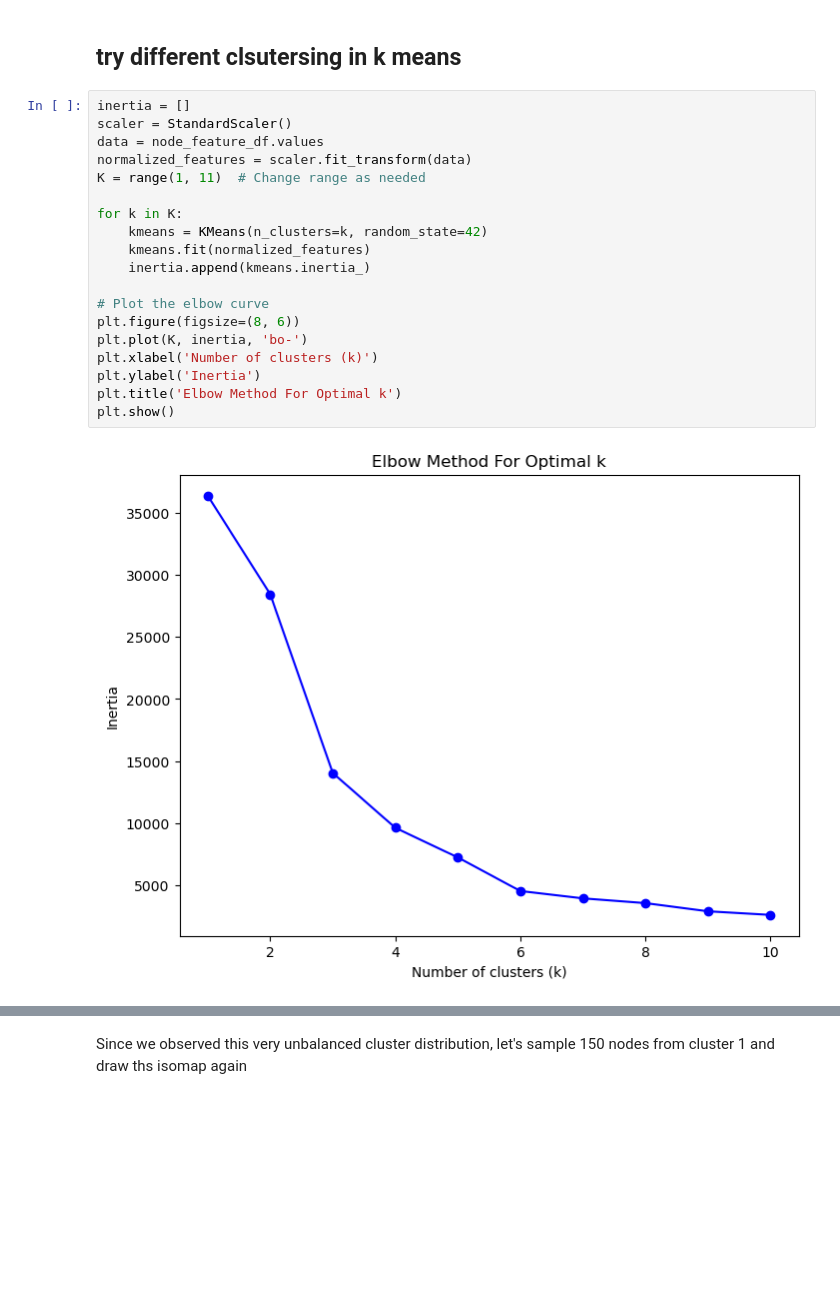
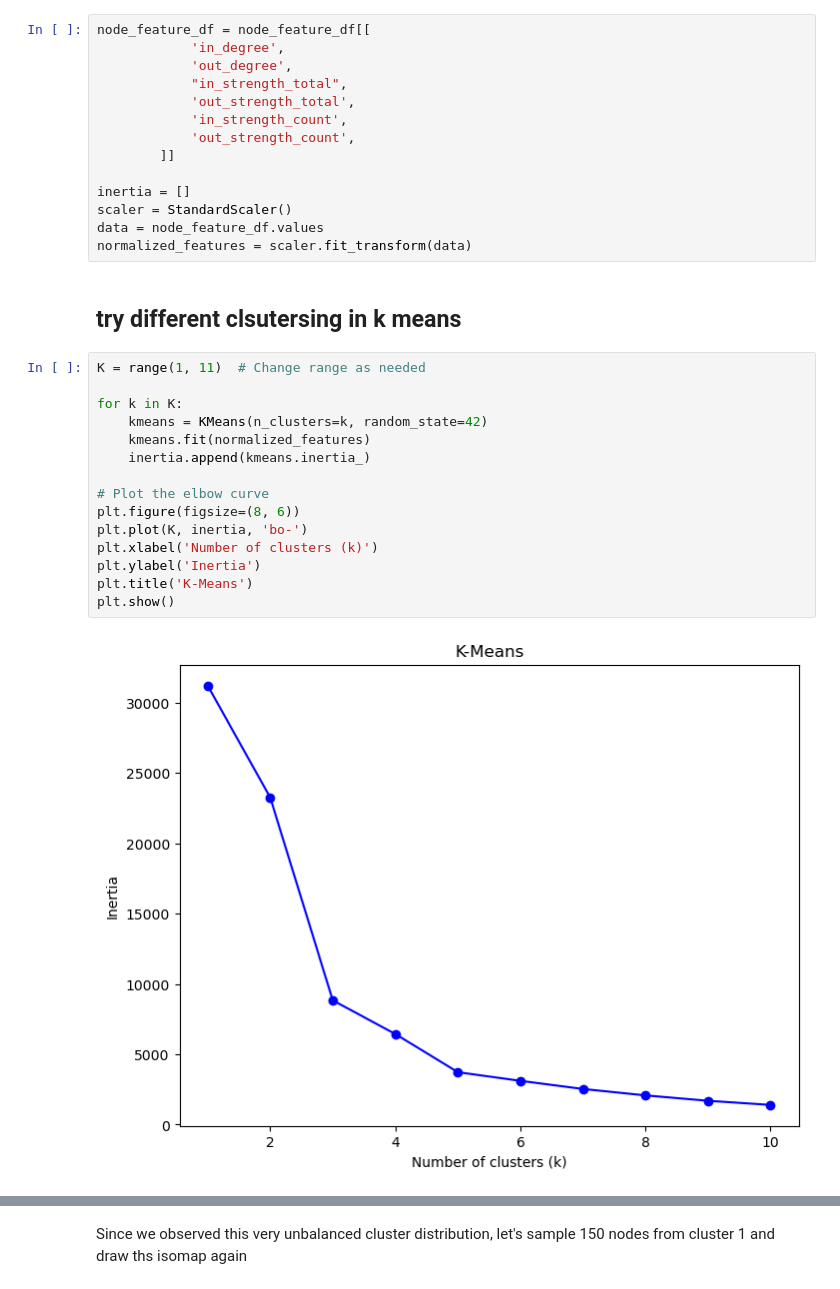
Before and after one commit to TheAllUnknown/BankTransactionNet, a Jupyter notebook: 5.3Ksample.ipynb, the cells around one changed output, grey strips where cells are left out. Cells and saved outputs as stored; diff of their text form; blank space fills up the shorter version.

```diff
--- a/5.3Ksample.ipynb
+++ b/5.3Ksample.ipynb
@@ -93,23 +92,33 @@ node_feature_df.to_csv('data/node_features.csv',index=False)
+# %%
+node_feature_df = node_feature_df[[
+            'in_degree',
+            'out_degree',
+            "in_strength_total",
+            'out_strength_total',
+            'in_strength_count',
+            'out_strength_count',
+        ]]
+
+inertia = []
+scaler = StandardScaler()
+data = node_feature_df.values
+normalized_features = scaler.fit_transform(data)
 # %% [markdown]
 ## try different clsutersing in k means
 # %%
-inertia = []
-scaler = StandardScaler()
-data = node_feature_df.values
-normalized_features = scaler.fit_transform(data)
 K = range(1, 11)  # Change range as needed
 
 for k in K:
     kmeans = KMeans(n_clusters=k, random_state=42)
     kmeans.fit(normalized_features)
     inertia.append(kmeans.inertia_)
 
 # Plot the elbow curve
 plt.figure(figsize=(8, 6))
 plt.plot(K, inertia, 'bo-')
 plt.xlabel('Number of clusters (k)')
 plt.ylabel('Inertia')
-plt.title('Elbow Method For Optimal k')
+plt.title('K-Means')
 plt.show()
 # %% [output]
-[figure, old version]
+[figure, new version]
```
Also changed, not shown: parts of 27 cells of this notebook, 8 other files.
